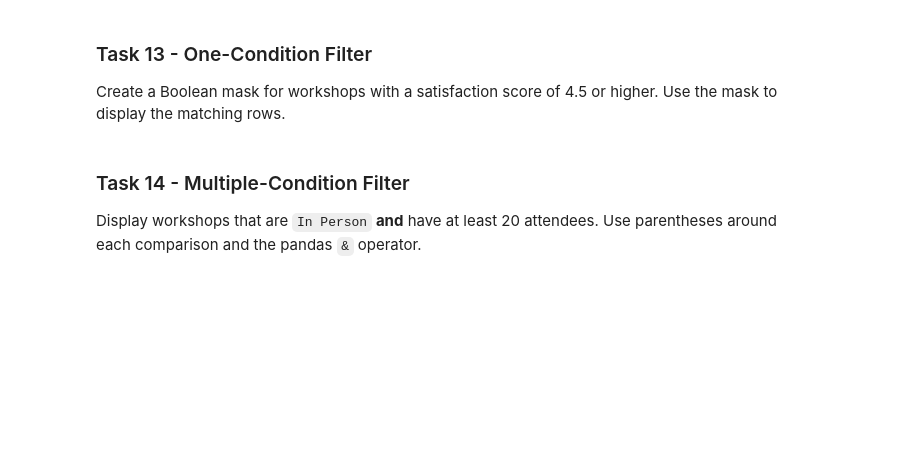
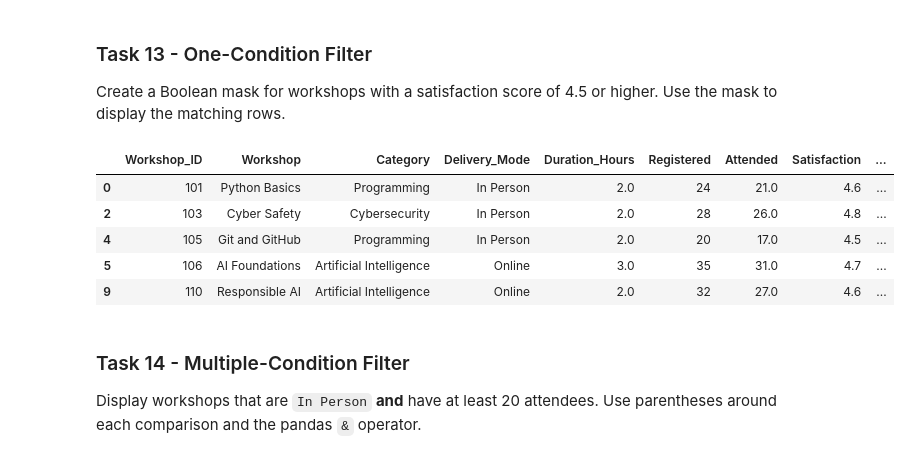
Before and after one commit to namjoshiomkar-collab/CMP262-Week-05-Lab-01, a Jupyter notebook: PandasIntro.ipynb, the cells around one changed output. Cells and saved outputs as stored; diff of their text form; code cells hidden in the pictures; blank space fills up the shorter version.

```diff
--- a/PandasIntro.ipynb
+++ b/PandasIntro.ipynb
@@ -100,6 +279,16 @@ Create a new DataFrame named `sorted_workshops` by sorting from the highest to t
 Create a Boolean mask for workshops with a satisfaction score of 4.5 or higher. Use the mask to display the matching rows.
 # %%
 # Write your code here
+mask = workshops["Satisfaction"] >= 4.5
+
+workshops[mask]
+# %% [output]
+|  | Workshop_ID | Workshop | Category | Delivery_Mode | Duration_Hours | Registered | Attended | Satisfaction | ... |
+| 0 | 101 | Python Basics | Programming | In Person | 2.0 | 24 | 21.0 | 4.6 | ... |
+| 2 | 103 | Cyber Safety | Cybersecurity | In Person | 2.0 | 28 | 26.0 | 4.8 | ... |
+| 4 | 105 | Git and GitHub | Programming | In Person | 2.0 | 20 | 17.0 | 4.5 | ... |
+| 5 | 106 | AI Foundations | Artificial Intelligence | Online | 3.0 | 35 | 31.0 | 4.7 | ... |
+| 9 | 110 | Responsible AI | Artificial Intelligence | Online | 2.0 | 32 | 27.0 | 4.6 | ... |
 # %% [markdown]
 ### Task 14 - Multiple-Condition Filter
 Display workshops that are `In Person` **and** have at least 20 attendees. Use parentheses around each comparison and the pandas `&` operator.
```
Also changed, not shown: parts of 30 cells of this notebook.
